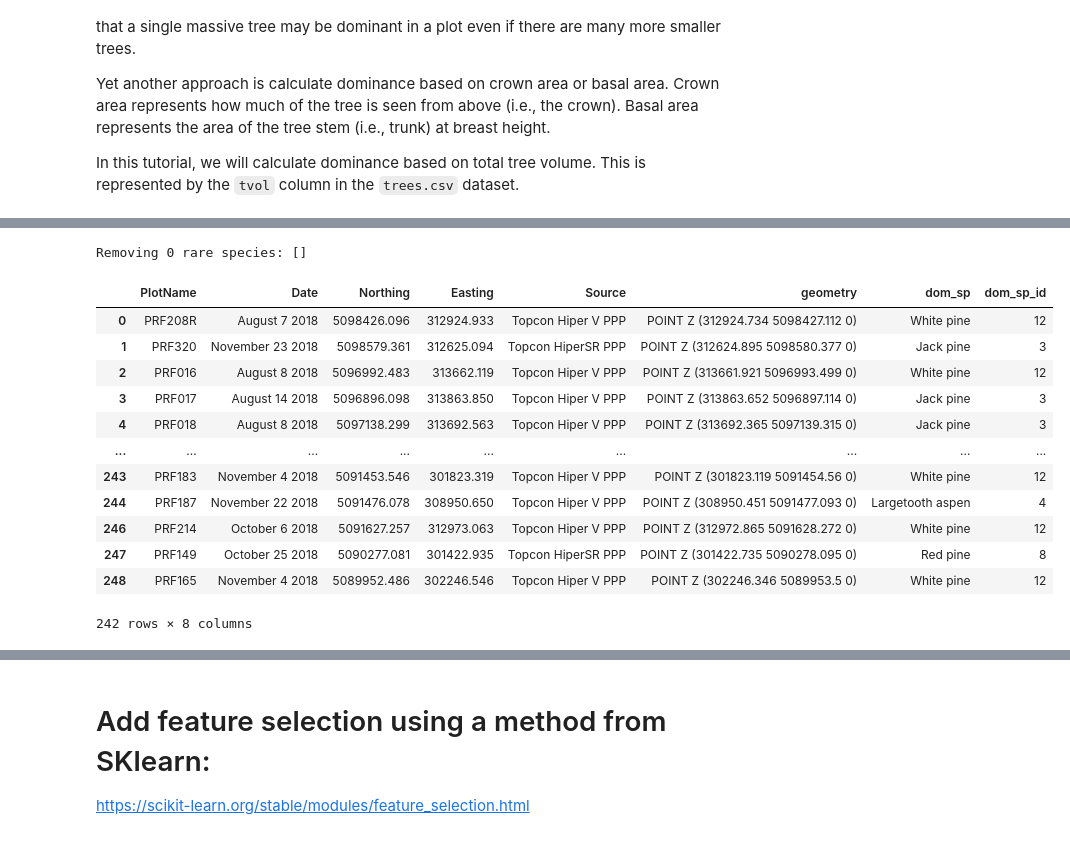
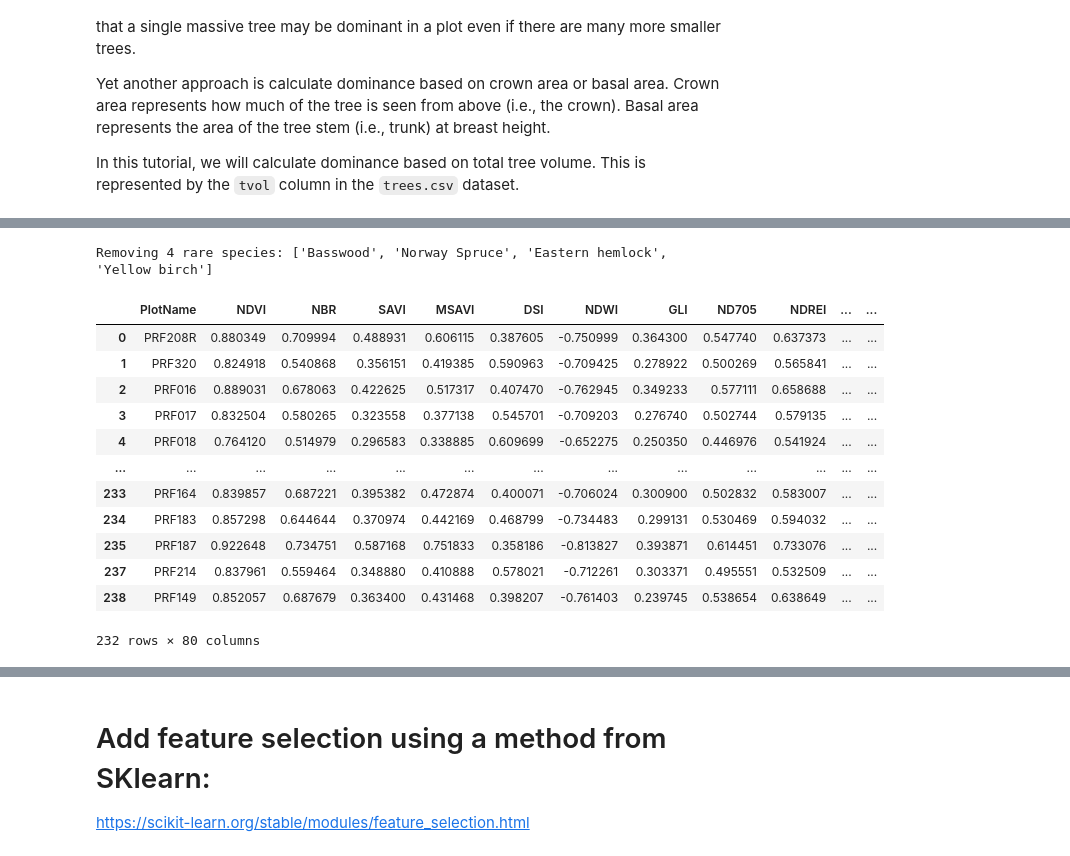
Before and after one commit to subornaa/Data-Analytics-Tutorials, a Jupyter notebook: CART.ipynb, the cells around one changed output, grey strips where cells are left out. Cells and saved outputs as stored; diff of their text form; code cells hidden in the pictures.

```diff
--- a/CART.ipynb
+++ b/CART.ipynb
@@ -95,6 +122,9 @@ predictors_df
 
 ## Calculate dominant species in each plot based on biomass
 # %%
+# Remove trailing whitespace from species names
+trees_df['species'] = trees_df['species'].str.strip()
+
 # View the species composition across entire dataset by count
 print(trees_df['species'].value_counts() / len(trees_df) * 100)
 # %% [output]
@@ -168,33 +195,32 @@ trees_df['tree_id'] = trees_df.index + 1
 # %%
-# Calculate tree dominance based on stem count (i.e., proportion of occurence in plot)
+# Calculate tree dominance based on volume
 
 
-def calc_sp_freq(trees):
+def calc_sp_dominance(trees, group_col='species'):
 
-    sp_agg = trees.groupby('species').agg(sp_tvol=('tvol', 'sum'),)
+    trees_agg = trees.groupby(group_col).agg(sp_tvol=('tvol', 'sum'),)
 
-    sp_agg['sp_vol_prop'] = sp_agg['sp_tvol'] / trees['tvol'].sum()
+    trees_agg['sp_vol_prop'] = trees_agg['sp_tvol'] / trees['tvol'].sum()
 
     # Sort in descending order by total volume
-    sp_agg = sp_agg.sort_values(by='sp_tvol', ascending=False).reset_index()
+    trees_agg = trees_agg.sort_values(by='sp_tvol', ascending=False).reset_index()
 
     # Get the first row
-    if len(sp_agg) == 0:
+    if len(trees_agg) == 0:
         print(f"No trees in plot: {trees['PlotName'].iloc[0]}")
         dom_sp = None
     else:
-        dom_sp = sp_agg['species'].iloc[0]
+        dom_sp = trees_agg[group_col].iloc[0]
 
     return(dom_sp)
 
-
-for plot_nm in plots_gdf['PlotName']:
-
-    print(f"Processing plot: {plot_nm}")
+for plot_nm in df['PlotName']:
 
     trees_i = trees_df[trees_df['PlotName'] == plot_nm]
 
-    dom_sp = calc_sp_freq(trees_i)
+    dom_sp = calc_sp_dominance(trees_i, group_col='species')
 
-    plots_gdf.loc[plots_gdf['PlotName'] == plot_nm, 'dom_sp'] = dom_sp
+    df.loc[df['PlotName'] == plot_nm, 'dom_sp'] = dom_sp
+
+df
 # %% [output]
@@ -218,12 +241,12 @@ Processing plot: PRF165
 # %%
 # Remove plots which don't have trees
-plots_gdf = plots_gdf[~plots_gdf['dom_sp'].isna()]
+df = df[~df['dom_sp'].isna()]
 
 # View distribution of dominant species
-sp_dom_agg = plots_gdf.groupby('dom_sp').agg(
+sp_dom_agg = df.groupby('dom_sp').agg(
     sp_count=('dom_sp', 'count')).sort_values(by='sp_count', ascending=False)
 
-sp_dom_agg['sp_prop'] = sp_dom_agg['sp_count'] / len(plots_gdf) * 100
+sp_dom_agg['sp_prop'] = sp_dom_agg['sp_count'] / len(df) * 100
 
 sp_dom_agg = round(sp_dom_agg, 1)
 
@@ -248,29 +275,29 @@ Black ash                     3      1.2
 # %%
 # Since some species are only dominant in one or two plots, we will remove these from the dataset to simplify the analysis
 
 # Note that there are other ways of dealing with outliers such as this, but for the sake of simplicity we will just remove them
 
 rare_species = sp_dom_agg[sp_dom_agg['sp_prop'] < 1].index.tolist()
 
 print(f"Removing {len(rare_species)} rare species: {rare_species}")
 
-plots_gdf = plots_gdf[~plots_gdf['dom_sp'].isin(rare_species)]
+df = df[~df['dom_sp'].isin(rare_species)]
 
-plots_gdf
+df
 # %% [output]
-Removing 0 rare species: []
+Removing 4 rare species: ['Basswood', 'Norway Spruce', 'Eastern hemlock', 'Yellow birch']
-|  | PlotName | Date | Northing | Easting | Source | geometry | dom_sp | dom_sp_id |
-| 0 | PRF208R | August 7 2018 | 5098426.096 | 312924.933 | Topcon Hiper V PPP | POINT Z (312924.734 5098427.112 0) | White pine | 12 |
-| 1 | PRF320 | November 23 2018 | 5098579.361 | 312625.094 | Topcon HiperSR PPP | POINT Z (312624.895 5098580.377 0) | Jack pine | 3 |
-| 2 | PRF016 | August 8 2018 | 5096992.483 | 313662.119 | Topcon Hiper V PPP | POINT Z (313661.921 5096993.499 0) | White pine | 12 |
-| 3 | PRF017 | August 14 2018 | 5096896.098 | 313863.850 | Topcon Hiper V PPP | POINT Z (313863.652 5096897.114 0) | Jack pine | 3 |
-| 4 | PRF018 | August 8 2018 | 5097138.299 | 313692.563 | Topcon Hiper V PPP | POINT Z (313692.365 5097139.315 0) | Jack pine | 3 |
-| ... | ... | ... | ... | ... | ... | ... | ... | ... |
-| 243 | PRF183 | November 4 2018 | 5091453.546 | 301823.319 | Topcon Hiper V PPP | POINT Z (301823.119 5091454.56 0) | White pine | 12 |
-| 244 | PRF187 | November 22 2018 | 5091476.078 | 308950.650 | Topcon Hiper V PPP | POINT Z (308950.451 5091477.093 0) | Largetooth aspen | 4 |
-| 246 | PRF214 | October 6 2018 | 5091627.257 | 312973.063 | Topcon Hiper V PPP | POINT Z (312972.865 5091628.272 0) | White pine | 12 |
-| 247 | PRF149 | October 25 2018 | 5090277.081 | 301422.935 | Topcon HiperSR PPP | POINT Z (301422.735 5090278.095 0) | Red pine | 8 |
-| 248 | PRF165 | November 4 2018 | 5089952.486 | 302246.546 | Topcon Hiper V PPP | POINT Z (302246.346 5089953.5 0) | White pine | 12 |
+|  | PlotName | NDVI | NBR | SAVI | MSAVI | DSI | NDWI | GLI | ND705 | NDREI | ... | ... |
+| 0 | PRF208R | 0.880349 | 0.709994 | 0.488931 | 0.606115 | 0.387605 | -0.750999 | 0.364300 | 0.547740 | 0.637373 | ... | ... |
+| 1 | PRF320 | 0.824918 | 0.540868 | 0.356151 | 0.419385 | 0.590963 | -0.709425 | 0.278922 | 0.500269 | 0.565841 | ... | ... |
+| 2 | PRF016 | 0.889031 | 0.678063 | 0.422625 | 0.517317 | 0.407470 | -0.762945 | 0.349233 | 0.577111 | 0.658688 | ... | ... |
+| 3 | PRF017 | 0.832504 | 0.580265 | 0.323558 | 0.377138 | 0.545701 | -0.709203 | 0.276740 | 0.502744 | 0.579135 | ... | ... |
+| 4 | PRF018 | 0.764120 | 0.514979 | 0.296583 | 0.338885 | 0.609699 | -0.652275 | 0.250350 | 0.446976 | 0.541924 | ... | ... |
+| ... | ... | ... | ... | ... | ... | ... | ... | ... | ... | ... | ... | ... |
+| 233 | PRF164 | 0.839857 | 0.687221 | 0.395382 | 0.472874 | 0.400071 | -0.706024 | 0.300900 | 0.502832 | 0.583007 | ... | ... |
+| 234 | PRF183 | 0.857298 | 0.644644 | 0.370974 | 0.442169 | 0.468799 | -0.734483 | 0.299131 | 0.530469 | 0.594032 | ... | ... |
+| 235 | PRF187 | 0.922648 | 0.734751 | 0.587168 | 0.751833 | 0.358186 | -0.813827 | 0.393871 | 0.614451 | 0.733076 | ... | ... |
+| 237 | PRF214 | 0.837961 | 0.559464 | 0.348880 | 0.410888 | 0.578021 | -0.712261 | 0.303371 | 0.495551 | 0.532509 | ... | ... |
+| 238 | PRF149 | 0.852057 | 0.687679 | 0.363400 | 0.431468 | 0.398207 | -0.761403 | 0.239745 | 0.538654 | 0.638649 | ... | ... |
-242 rows × 8 columns
+232 rows × 80 columns
 # %%
 # Assign nummieric IDs to each dominant species
```
Also changed, not shown: parts of 27 cells of this notebook.
